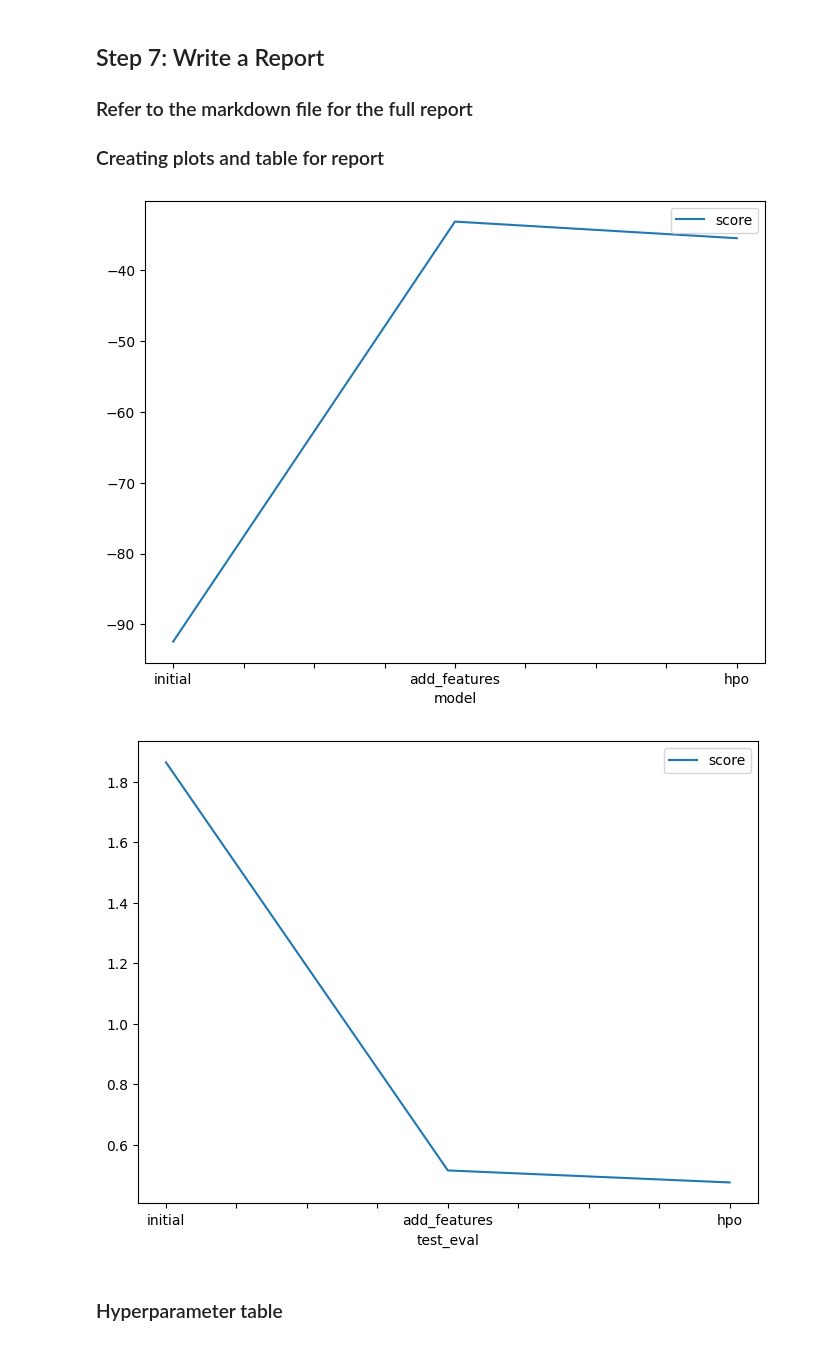
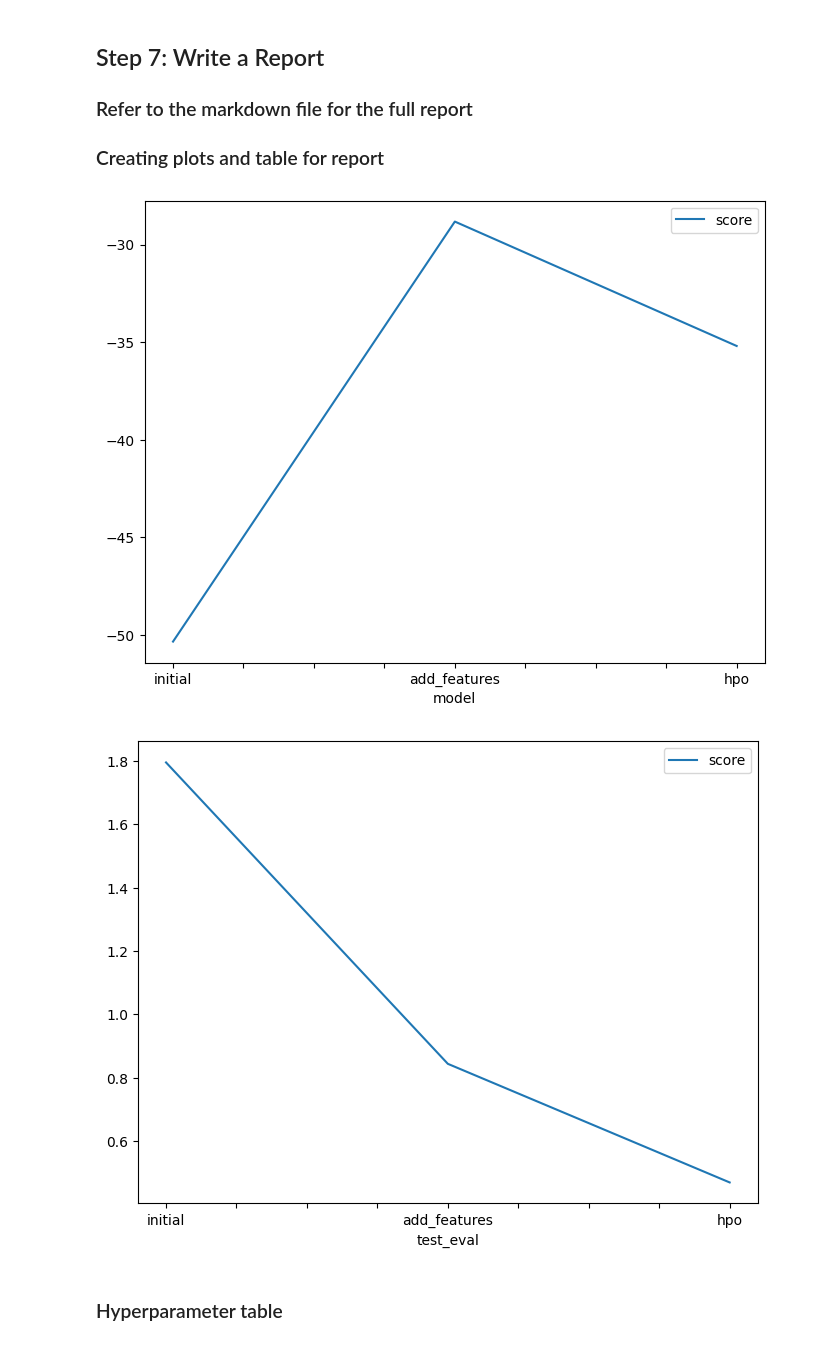
Before and after one commit to Ahmedsaed/kaggle, a Jupyter notebook: competitions/bike-sharing-demand/project/project-notebook.ipynb, the cells around one changed output. Drawn from its saved outputs; the diff is of its cells as text; code cells hidden in the pictures.

Commit message:
update model for better score

```diff
--- a/competitions/bike-sharing-demand/project/project-notebook.ipynb
+++ b/competitions/bike-sharing-demand/project/project-notebook.ipynb
@@ -559,23 +565,23 @@ submission_new_hpo.csv       2023-05-31 21:38:02  new features with hyperparamet
 fig = pd.DataFrame(
     {
         "model": ["initial", "add_features", "hpo"],
-        "score": [-92.442085, -33.101888, -35.448291]
+        "score": [-50.342723, -28.823932, -35.197631]
     }
 ).plot(x="model", y="score", figsize=(8, 6)).get_figure()
 fig.savefig('model_train_score.png')
 # %% [output]
-[figure, old version]
+[figure, new version]
 # %%
 # Take the 3 kaggle scores and creating a line plot to show improvement
 fig = pd.DataFrame(
     {
         "test_eval": ["initial", "add_features", "hpo"],
-        "score": [1.86412, 0.51515, 0.47545]
+        "score": [1.79546, 0.84348, 0.46882]
     }
 ).plot(x="test_eval", y="score", figsize=(8, 6)).get_figure()
 fig.savefig('model_test_score.png')
 # %% [output]
-[figure, old version]
+[figure, new version]
 # %% [markdown]
 ### Hyperparameter table
 # %%
```
Also changed, not shown: parts of 25 cells of this notebook, 11 other files.
